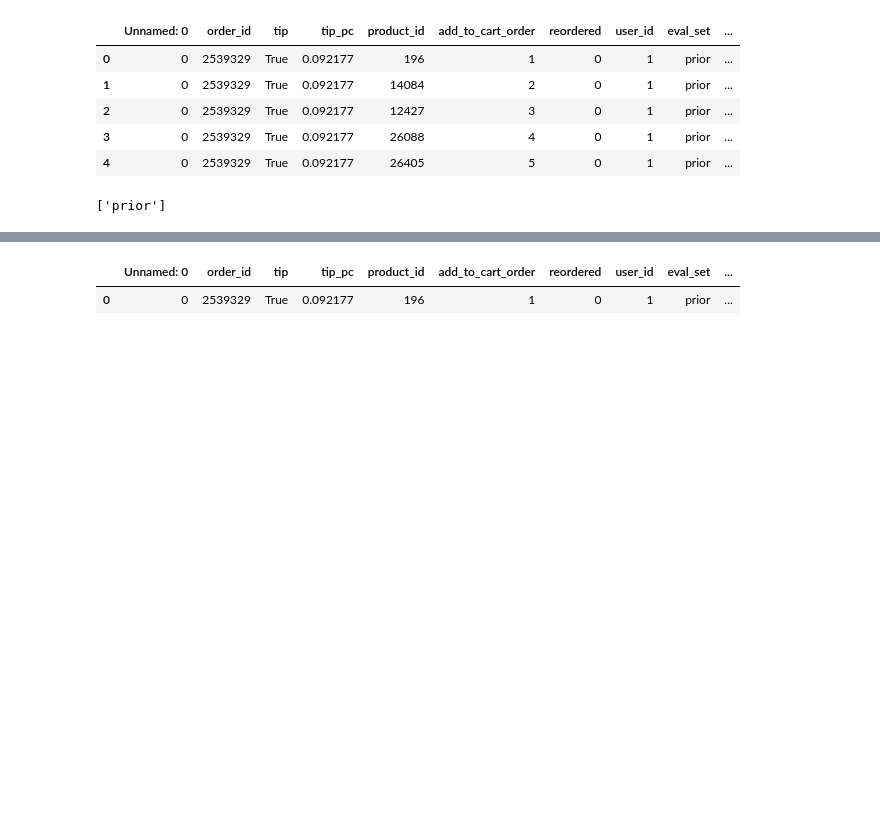
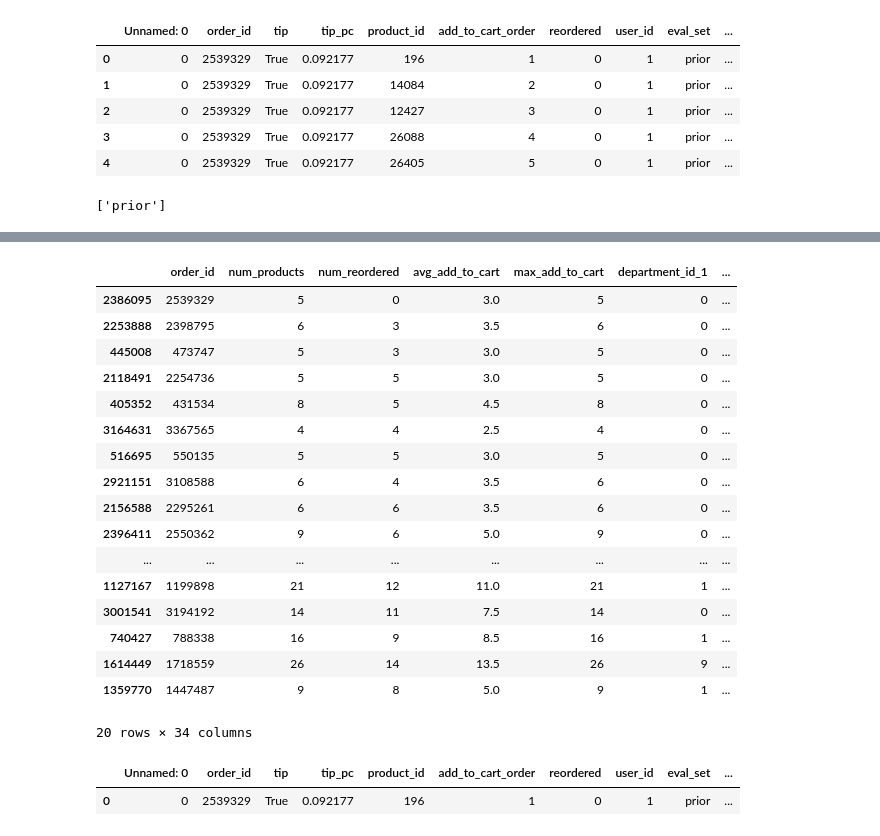
Before and after one commit to Chemmic/DataScience, a Jupyter notebook: data_science_project_aufgabe2.ipynb, the cells around one changed output, grey strips where cells are left out. Drawn from its saved outputs; the diff is of its cells as text; code cells hidden in the pictures; blank space fills up the shorter version.

```diff
--- a/data_science_project_aufgabe2.ipynb
+++ b/data_science_project_aufgabe2.ipynb
@@ -175,3 +204,27 @@ final_df.head(10)
+# %%
+df = final_df.copy()
+df = df.sort_values(["user_id", "order_number"])
+
+df.head(20)
+# %% [output]
+|  | order_id | num_products | num_reordered | avg_add_to_cart | max_add_to_cart | department_id_1 | ... |
+| 2386095 | 2539329 | 5 | 0 | 3.0 | 5 | 0 | ... |
+| 2253888 | 2398795 | 6 | 3 | 3.5 | 6 | 0 | ... |
+| 445008 | 473747 | 5 | 3 | 3.0 | 5 | 0 | ... |
+| 2118491 | 2254736 | 5 | 5 | 3.0 | 5 | 0 | ... |
+| 405352 | 431534 | 8 | 5 | 4.5 | 8 | 0 | ... |
+| 3164631 | 3367565 | 4 | 4 | 2.5 | 4 | 0 | ... |
+| 516695 | 550135 | 5 | 5 | 3.0 | 5 | 0 | ... |
+| 2921151 | 3108588 | 6 | 4 | 3.5 | 6 | 0 | ... |
+| 2156588 | 2295261 | 6 | 6 | 3.5 | 6 | 0 | ... |
+| 2396411 | 2550362 | 9 | 6 | 5.0 | 9 | 0 | ... |
+| ... | ... | ... | ... | ... | ... | ... | ... |
+| 1127167 | 1199898 | 21 | 12 | 11.0 | 21 | 1 | ... |
+| 3001541 | 3194192 | 14 | 11 | 7.5 | 14 | 0 | ... |
+| 740427 | 788338 | 16 | 9 | 8.5 | 16 | 1 | ... |
+| 1614449 | 1718559 | 26 | 14 | 13.5 | 26 | 9 | ... |
+| 1359770 | 1447487 | 9 | 8 | 5.0 | 9 | 1 | ... |
+20 rows × 34 columns
 # %%
 display(merged.head(1))
 # %% [output]
```
Also changed, not shown: parts of 2 cells of this notebook.
